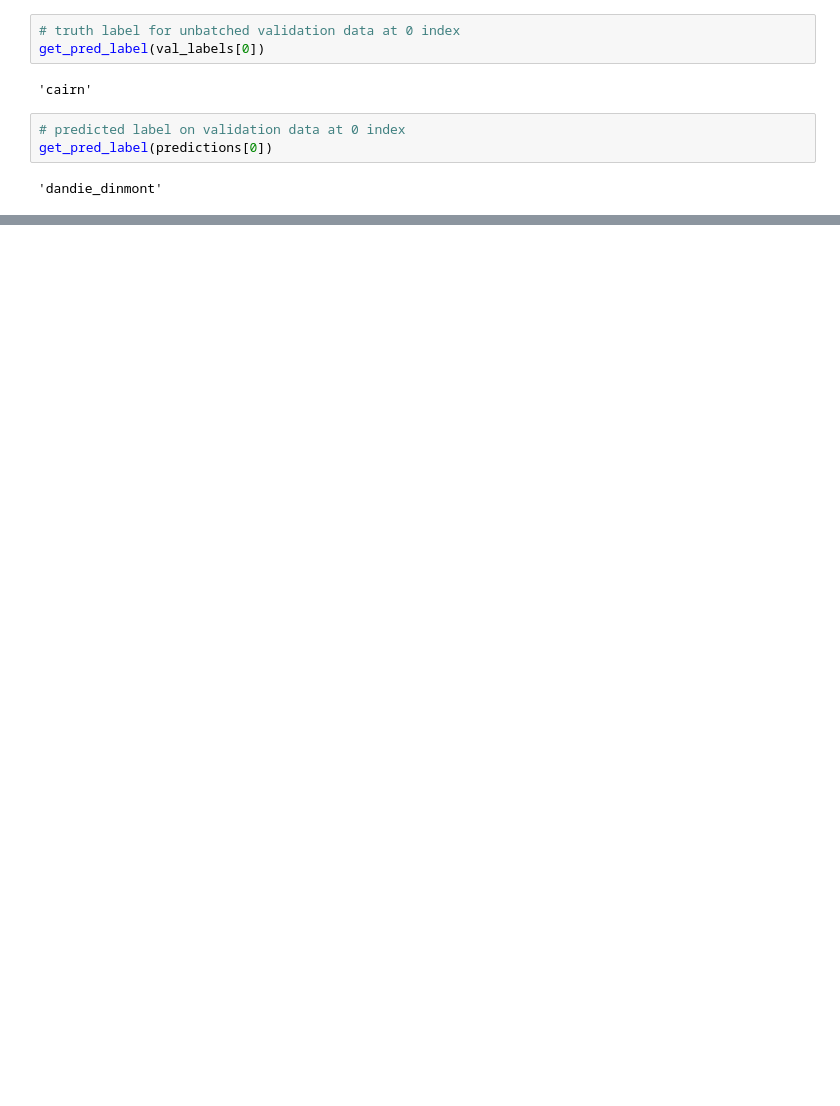
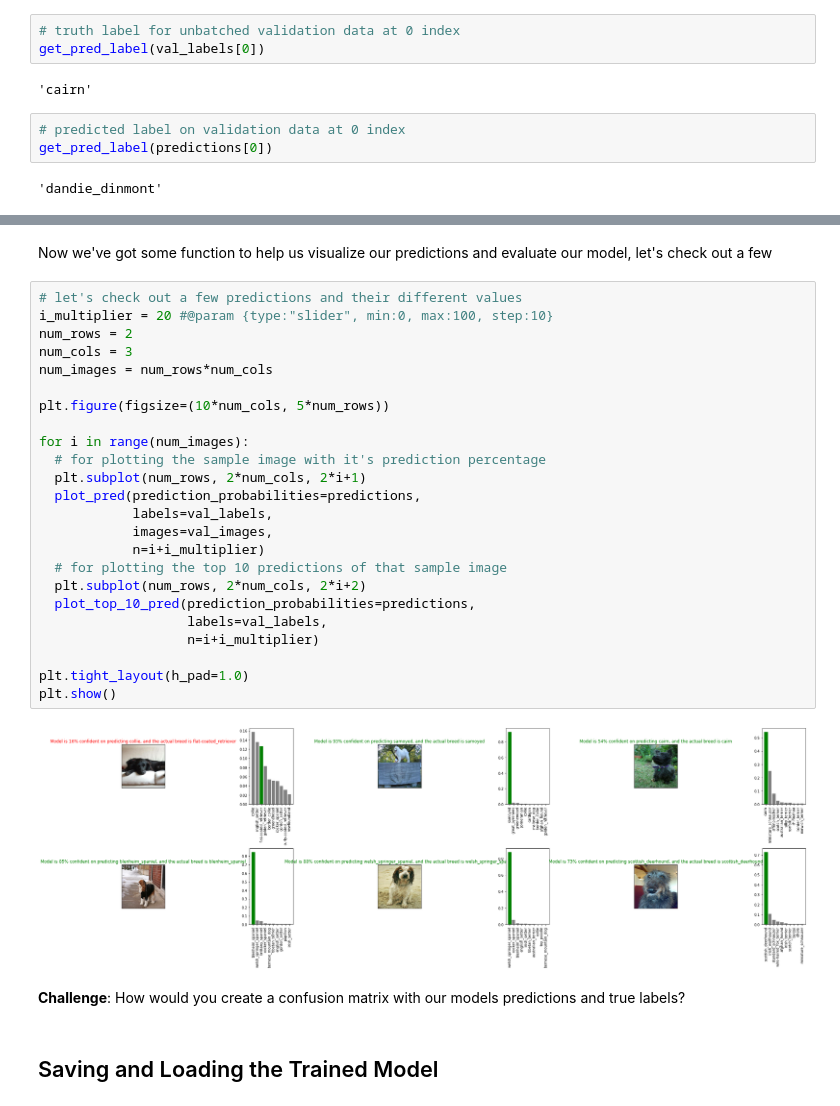
Before and after one commit to SaketMunda/dog-breed-prediction, a Jupyter notebook: dog_vision.ipynb, the cells around one changed output, grey strips where cells are left out. Saved outputs shown, nothing was run; the diff lists cells and outputs as text; blank space fills up the shorter version.

```diff
--- a/dog_vision.ipynb
+++ b/dog_vision.ipynb
@@ -855,0 +961,32 @@ get_pred_label(predictions[0])
+# %% [markdown]
+Now we've got some function to help us visualize our predictions and evaluate our model, let's check out a few
+# %%
+# let's check out a few predictions and their different values
+i_multiplier = 20 #@param {type:"slider", min:0, max:100, step:10}
+num_rows = 2
+num_cols = 3
+num_images = num_rows*num_cols
+
+plt.figure(figsize=(10*num_cols, 5*num_rows))
+
+for i in range(num_images):
+  # for plotting the sample image with it's prediction percentage
+  plt.subplot(num_rows, 2*num_cols, 2*i+1)
+  plot_pred(prediction_probabilities=predictions,
+            labels=val_labels,
+            images=val_images,
+            n=i+i_multiplier)
+  # for plotting the top 10 predictions of that sample image
+  plt.subplot(num_rows, 2*num_cols, 2*i+2)
+  plot_top_10_pred(prediction_probabilities=predictions,
+                   labels=val_labels,
+                   n=i+i_multiplier)
+
+plt.tight_layout(h_pad=1.0)
+plt.show()
+# %% [output]
+[figure, added]
+# %% [markdown]
+**Challenge**: How would you create a confusion matrix with our models predictions and true labels?
+# %% [markdown]
+## Saving and Loading the Trained Model
```
Also changed, not shown: parts of 20 cells of this notebook.
